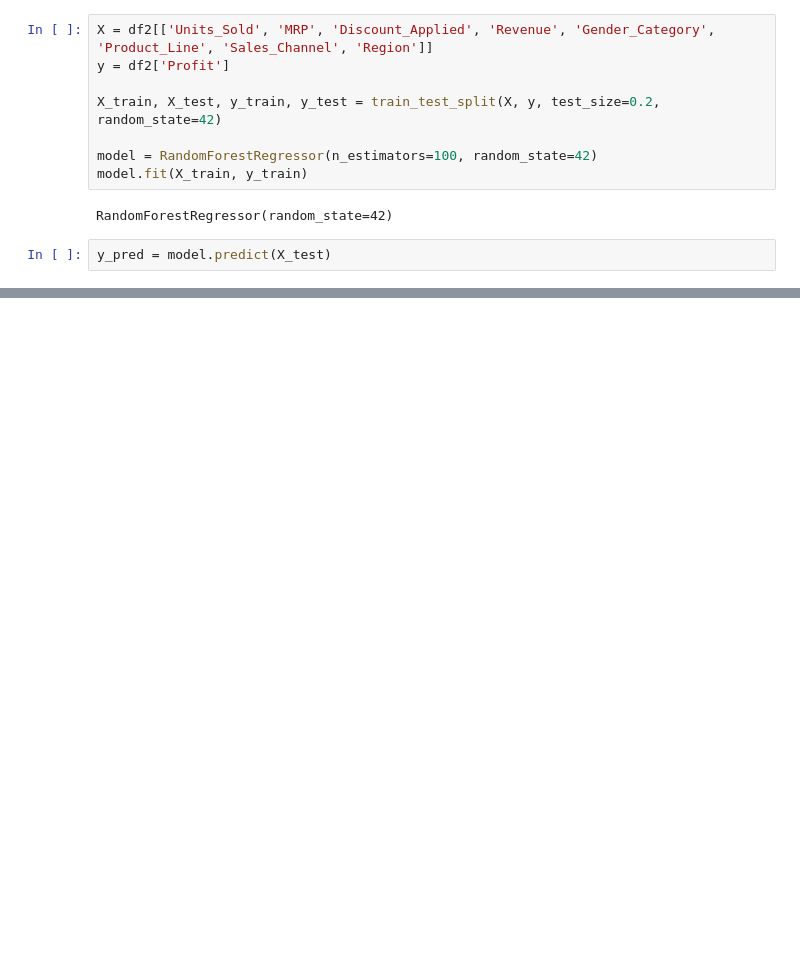
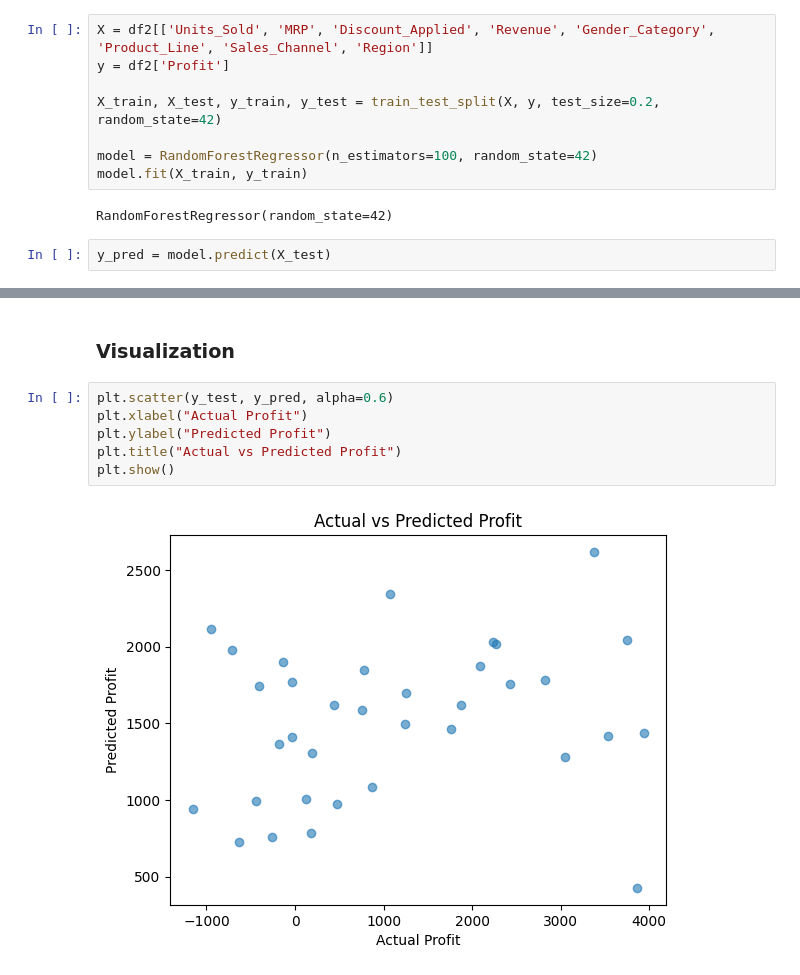
Before and after one commit to sanodyaJinadasa/Nike-Sales-Analysis, a Jupyter notebook: Analysis.ipynb, the cells around one changed output, grey strips where cells are left out. Saved outputs shown, nothing was run; the diff lists cells and outputs as text; blank space fills up the shorter version.

```diff
--- a/Analysis.ipynb
+++ b/Analysis.ipynb
@@ -314,0 +341,10 @@ y_pred = model.predict(X_test)
+# %% [markdown]
+###  Visualization
+# %%
+plt.scatter(y_test, y_pred, alpha=0.6)
+plt.xlabel("Actual Profit")
+plt.ylabel("Predicted Profit")
+plt.title("Actual vs Predicted Profit")
+plt.show()
+# %% [output]
+[figure, added]
```
Also changed, not shown: parts of 7 cells of this notebook.
